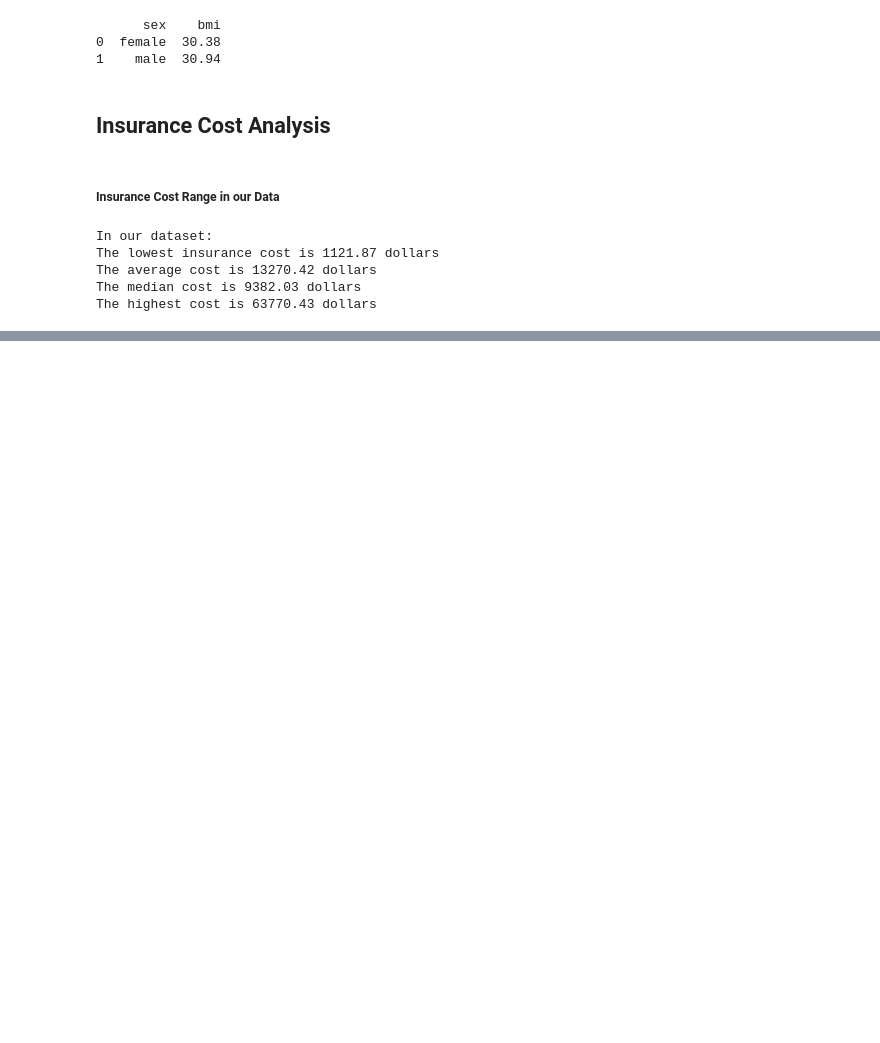
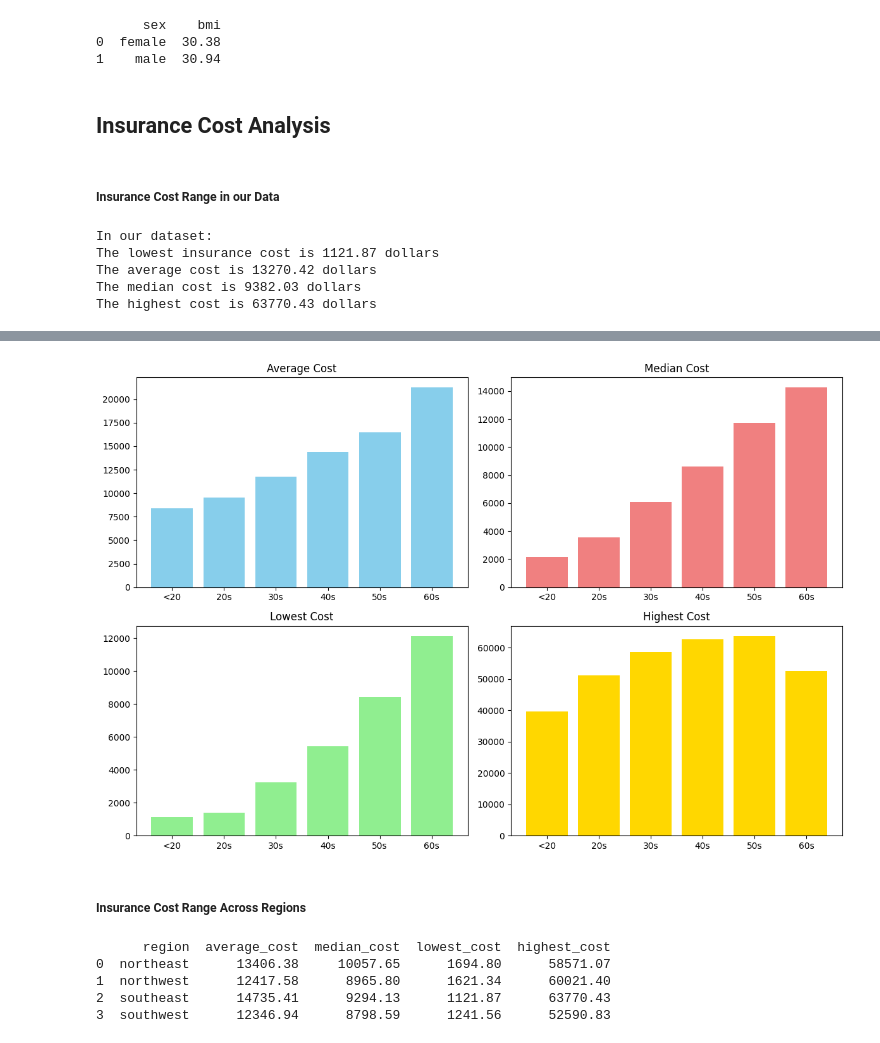
Before and after one commit to Evan-Roberts-808/U.S.-Medical-Insurance, a Jupyter notebook: us-medical-insurance-costs.ipynb, the cells around one changed output, grey strips where cells are left out. Saved outputs shown, nothing was run; the diff lists cells and outputs as text; code cells hidden in the pictures; blank space fills up the shorter version.

Commit message:
add median min and max for cost analysis"

```diff
--- a/us-medical-insurance-costs.ipynb
+++ b/us-medical-insurance-costs.ipynb
@@ -487,0 +329,4 @@ plt.show()
+# %%
+cost_by_age_group = insurance_df.groupby("age_group", observed=True)["charges"].agg(["mean", "median", "min", "max"]).round(2).reset_index()
+cost_by_age_group.columns = ['age_group', 'average_cost', 'median_cost', 'lowest_cost', 'highest_cost']
+print(cost_by_age_group)
@@ -487,0 +341,42 @@ plt.show()
+# %%
+plt.figure(figsize=(12, 8))
+
+# Bar chart for average cost
+plt.subplot(2, 2, 1)
+plt.bar(cost_by_age_group['age_group'], cost_by_age_group['average_cost'], color='skyblue')
+plt.title('Average Cost')
+
+# Bar chart for median cost
+plt.subplot(2, 2, 2)
+plt.bar(cost_by_age_group['age_group'], cost_by_age_group['median_cost'], color='lightcoral')
+plt.title('Median Cost')
+
+# Bar chart for lowest cost
+plt.subplot(2, 2, 3)
+plt.bar(cost_by_age_group['age_group'], cost_by_age_group['lowest_cost'], color='lightgreen')
+plt.title('Lowest Cost')
+
+# Bar chart for highest cost
+plt.subplot(2, 2, 4)
+plt.bar(cost_by_age_group['age_group'], cost_by_age_group['highest_cost'], color='gold')
+plt.title('Highest Cost')
+
+# Adjust layout
+plt.tight_layout()
+
+# Show the plots
+plt.show()
+# %% [output]
+[figure, added]
+# %% [markdown]
+##### Insurance Cost Range Across Regions
+# %%
+cost_by_region = insurance_df.groupby("region", observed=True)["charges"].agg(["mean", "median", "min", "max"]).round(2).reset_index()
+cost_by_region.columns = ['region', 'average_cost', 'median_cost', 'lowest_cost', 'highest_cost']
+print(cost_by_region)
+# %% [output]
+      region  average_cost  median_cost  lowest_cost  highest_cost
+0  northeast      13406.38     10057.65      1694.80      58571.07
+1  northwest      12417.58      8965.80      1621.34      60021.40
+2  southeast      14735.41      9294.13      1121.87      63770.43
+3  southwest      12346.94      8798.59      1241.56      52590.83
```
Also changed, not shown: parts of 55 cells of this notebook.
